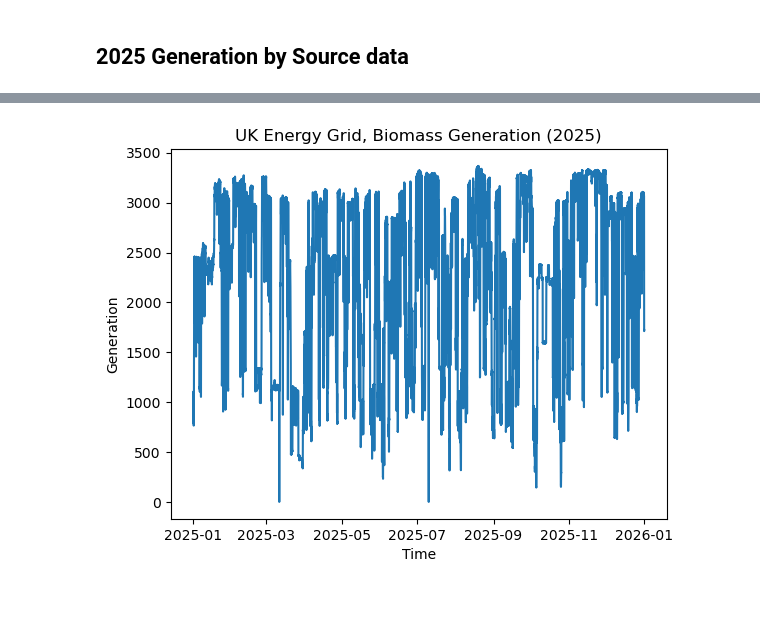
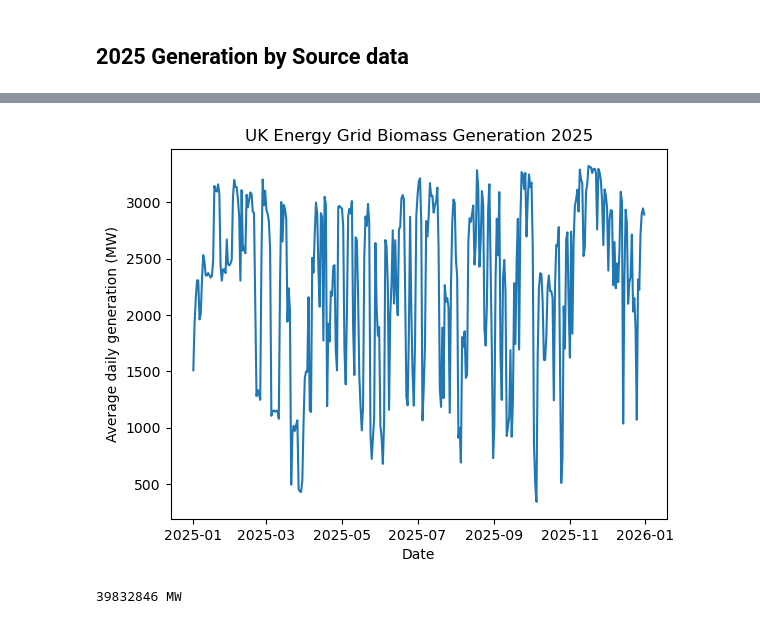
Before and after one commit to m-ichiban/MishBScMajorProject, a Jupyter notebook: MishMajorProject.ipynb, the cells around one changed output, grey strips where cells are left out. Saved outputs shown, nothing was run; the diff lists cells and outputs as text; code cells hidden in the pictures.

```diff
--- a/MishMajorProject.ipynb
+++ b/MishMajorProject.ipynb
@@ -8,18 +8,28 @@ import numpy as np
 import matplotlib.pyplot as plt
 
 # sorting the dataset by correct chronological order
-df = pd.read_csv("Gen2025.csv")
+df = pd.read_csv("Gen2025.csv", skiprows=[2, 21])
 df["PublishTime"] = pd.to_datetime(df["PublishTime"])
-df = df.sort_values("PublishTime")
+#df = df.sort_values("PublishTime")
+
+print(df.head(5))
 
 #isolates just the biomass fueltype generations
 biomass_df = df[df["FuelType"]=="BIOMASS"]
-print(biomass_df)
+print(biomass_df.head(5))
 
 #test plotting this graph
-plt.plot(biomass_df["PublishTime"], biomass_df["Generation"])
-plt.xlabel('Time')
-plt.ylabel('Generation')
-plt.title('UK Energy Grid, Biomass Generation (2025)')
+biomass_daily = (
+    biomass_df
+    .set_index("PublishTime")
+    .resample("D")["Generation"]
+    .mean()
+)
+
+plt.figure()
+plt.plot(biomass_daily.index, biomass_daily.values)
+plt.xlabel("Date")
+plt.ylabel("Average daily generation (MW)")
+plt.title("UK Energy Grid Biomass Generation 2025")
 plt.show()
 # %% [output]
@@ -43 +53,5 @@ plt.show()
-[figure, old version]
+[figure, new version]
+# %%
+print(biomass_df["Generation"].sum(), "MW")
+# %% [output]
+39832846 MW
```
Also changed, not shown: parts of 1 cell of this notebook, 1 other file.
